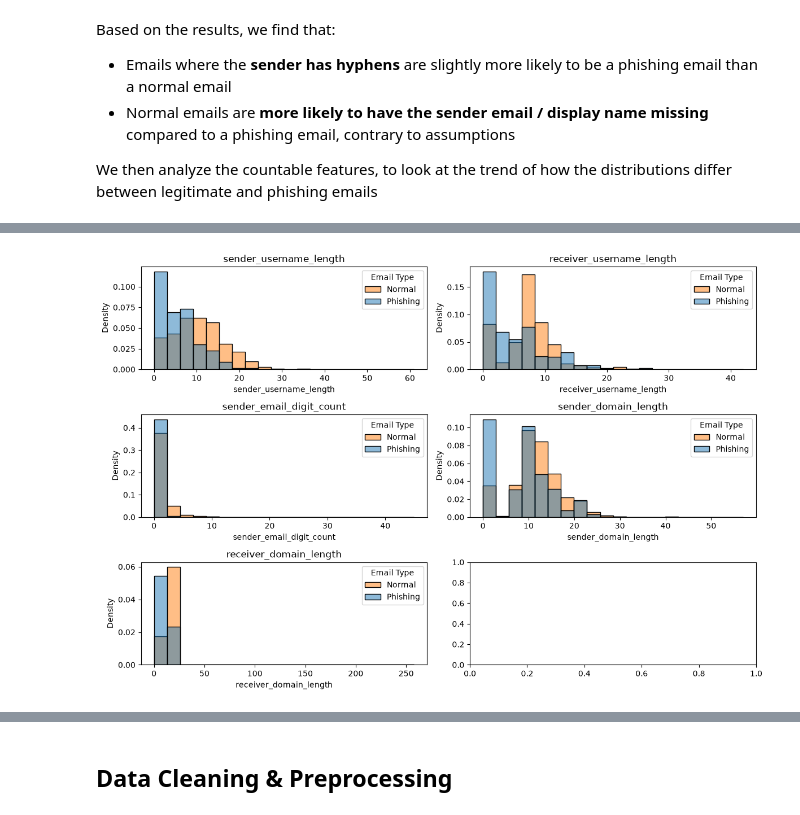
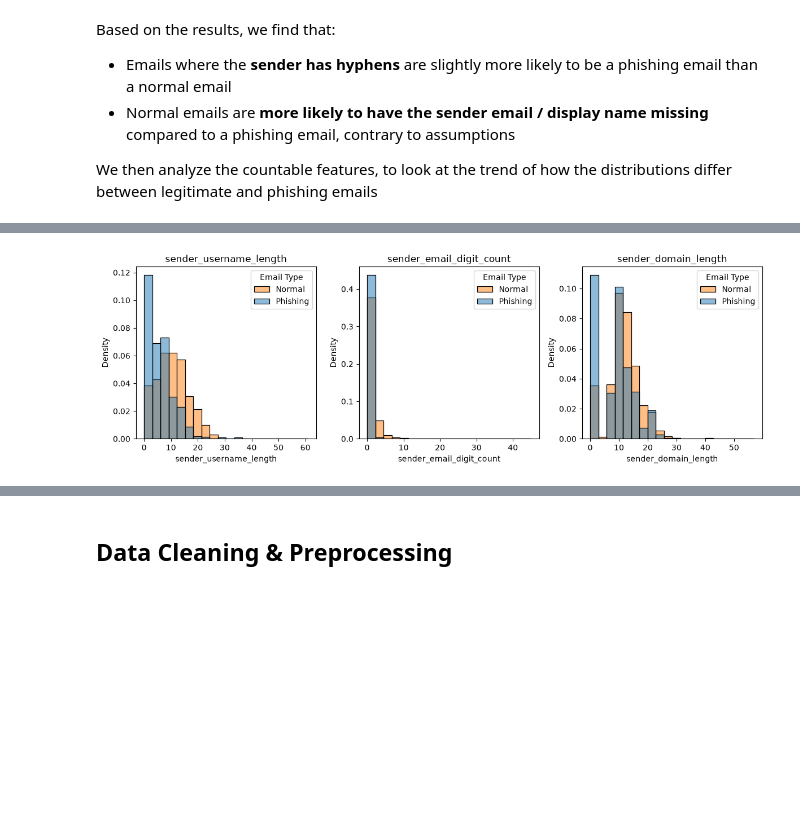
Before and after one commit to ProximaPrism/phishing-detection-with-bert-preprocessing, a Jupyter notebook: model.ipynb, the cells around one changed output, grey strips where cells are left out. Saved outputs shown, nothing was run; the diff lists cells and outputs as text; code cells hidden in the pictures; blank space fills up the shorter version.

```diff
--- a/model.ipynb
+++ b/model.ipynb
@@ -358,10 +357,8 @@ def extract_email_components(email):
 
 
 df[["sender_displayname", "sender_email"]] = df['sender'].apply(parse_sender_receiver).apply(pd.Series)
-df[["receiver_displayname", "receiver_email"]] = df["receiver"].apply(parse_sender_receiver).apply(pd.Series)
 
 df[["sender_username", "sender_domain"]] = df["sender_email"].apply(extract_email_components).apply(pd.Series)
-df[["receiver_username", "receiver_domain"]] = df["receiver_email"].apply(extract_email_components).apply(pd.Series)
 
 df["is_sender_displayname_missing"] = (df["sender_displayname"] == "").astype(int)
 df["is_sender_email_missing"] = (df["sender_email"].str.contains("@", na=False) == False).astype(int)
@@ -370,15 +367,11 @@ df["sender_email_digit_count"] = df["sender_email"].str.count(r"\d")
 df["sender_email_has_hyphens"] = df["sender_email"].str.contains("-").astype(int)
 
 df['sender_username_length'] = df['sender_username'].str.len()
-df['receiver_username_length'] = df['receiver_username'].str.len()
 
 df['sender_domain_length'] = df['sender_domain'].str.len()
-df['receiver_domain_length'] = df['receiver_domain'].str.len()
 
 # drop the sender and receiver column, as well as the other temporary features
-df = df.drop(['sender', 'sender_displayname', 'sender_email', 'sender_username', 'sender_domain'], axis=1)
-df = df.drop(['receiver', 'receiver_displayname', 'receiver_email', 'receiver_username', 'receiver_domain'], axis=1)
-
+df = df.drop(['sender', 'sender_displayname', 'sender_email', 'sender_username', 'sender_domain', 'receiver'], axis=1)
 df
 # %% [output]
 |  | subject | label | body | urls | is_date_invalid | hour | day_of_week | is_sender_displayname_missing | ... |
@@ -427,13 +420,11 @@ We then analyze the countable features, to look at the trend of how the distribu
 # %%
 count_features = [
     "sender_username_length",
-    "receiver_username_length",
     "sender_email_digit_count",
     "sender_domain_length",
-    "receiver_domain_length",
 ]
 
-fig, axes = plt.subplots(3, 2, figsize=(12, 8))
+fig, axes = plt.subplots(1, 3, figsize=(12, 4))
 
 for ax, feature in zip(axes.flatten(), count_features):
     sns.histplot(
@@ -463,4 +454,4 @@ df.groupby("label")[count_features].agg(
-[figure, old version]
+[figure, new version]
 # %% [markdown]
 From the results, we find that:
 - Normal sender email addresses within `sender_username_length` tend towards **shorter usernames**, while phishing emails tend to come from senders with longer username.
```
Also changed, not shown: parts of 44 cells of this notebook, 1 other file.
